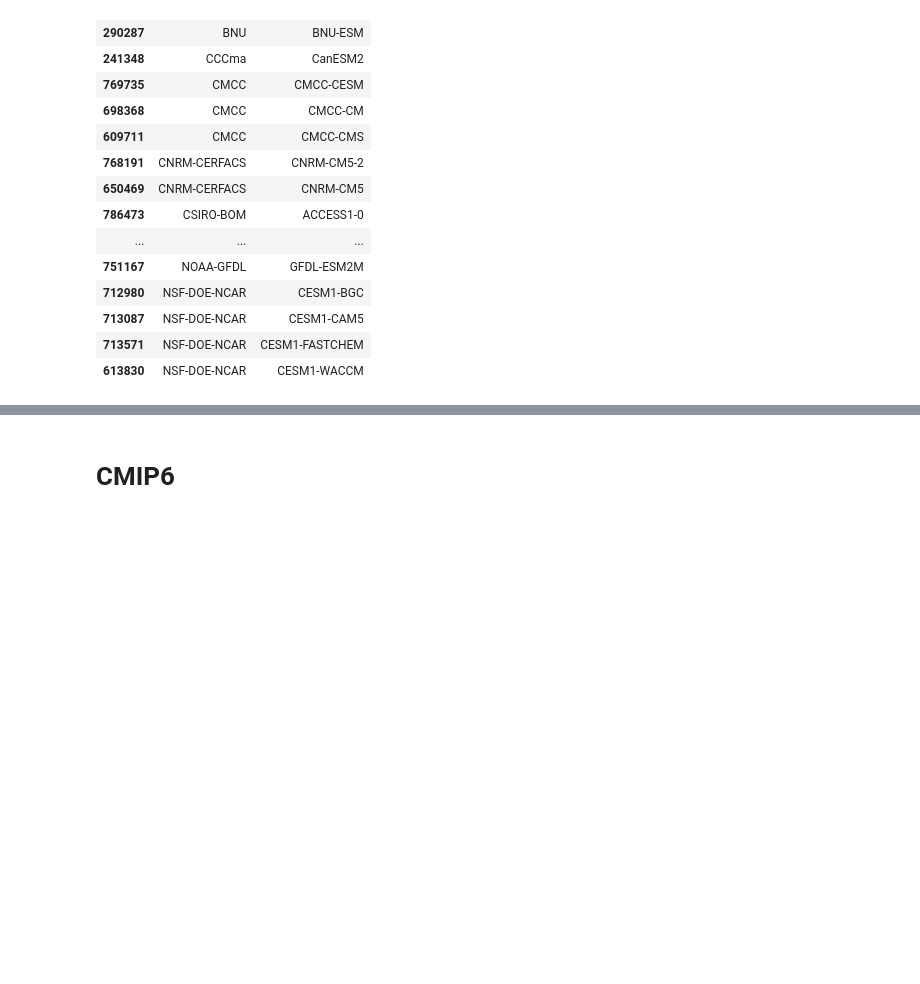
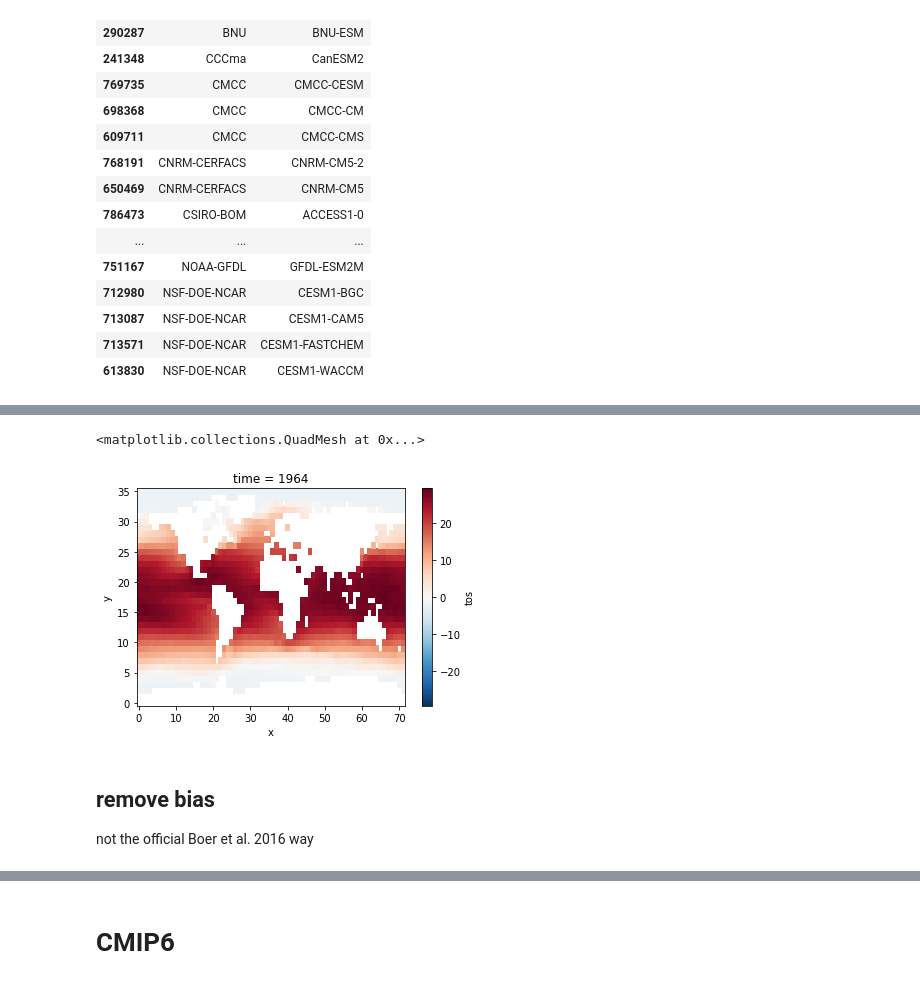
Before and after one commit to aaronspring/pymistral, a Jupyter notebook: notebooks/intake/intake_CMIP.ipynb, the cells around one changed output, grey strips where cells are left out. Drawn from its saved outputs; the diff is of its cells as text; code cells hidden in the pictures; blank space fills up the shorter version.

```diff
--- a/notebooks/intake/intake_CMIP.ipynb
+++ b/notebooks/intake/intake_CMIP.ipynb
@@ -85,0 +271,7 @@ ds.keys()
+# %%
+urlpath = '/pool/data/ICDC/ocean/hadisst1/DATA/HadISST_sst.nc'
+# %%
+hadisst = xr.open_dataset(urlpath,chunks={'time':120}).rename({'sst':'tos'})['tos']
+hadisst = hadisst.rename({'latitude':'lat','longitude':'lon'}).sel(time=slice('1960','2010'))
+# %%
+hadisst = hadisst.groupby('time.year').mean('time').rename({'year':'time'})
@@ -85,0 +282,5 @@ ds.keys()
+# %%
+hadisst.isel(time=4).plot()
+# %% [output]
+<matplotlib.collections.QuadMesh at 0x...>
+[figure, added]
@@ -85,0 +289,3 @@ ds.keys()
+# %% [markdown]
+## remove bias
+not the official Boer et al. 2016 way
```
Also changed, not shown: parts of 48 cells of this notebook.
